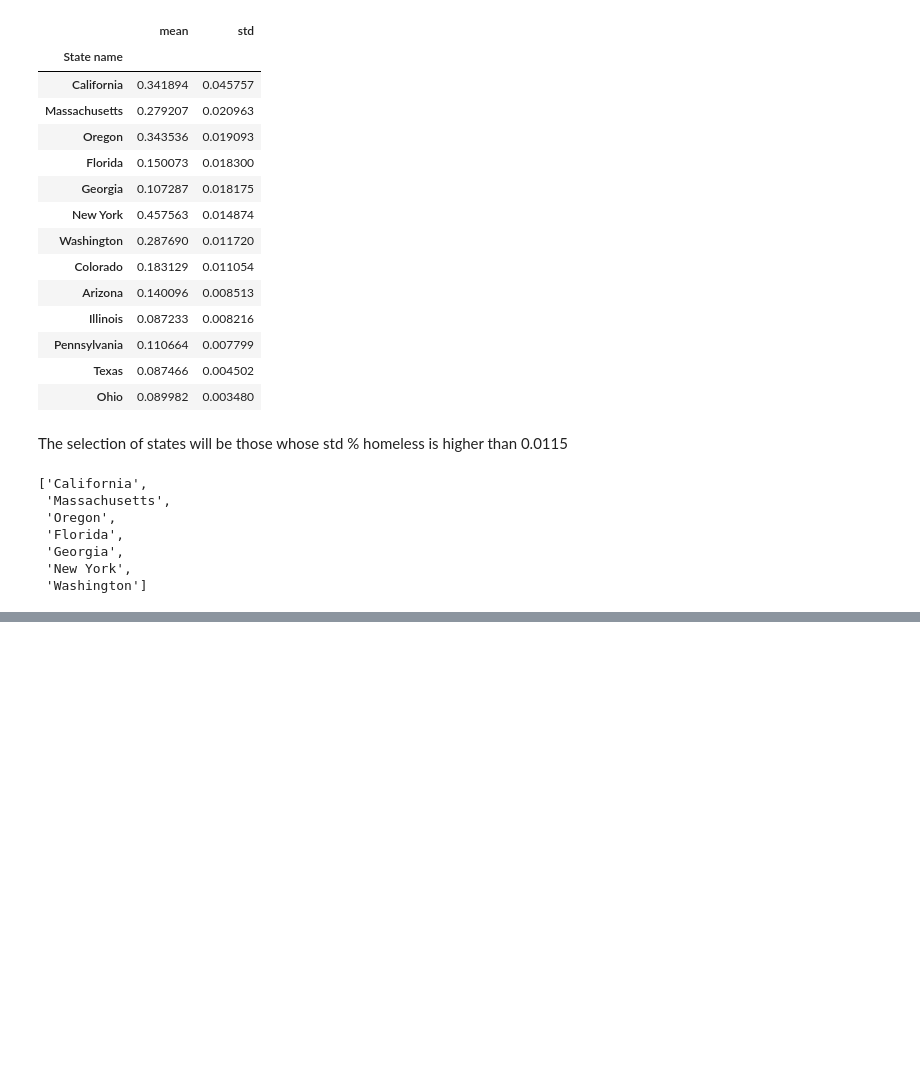
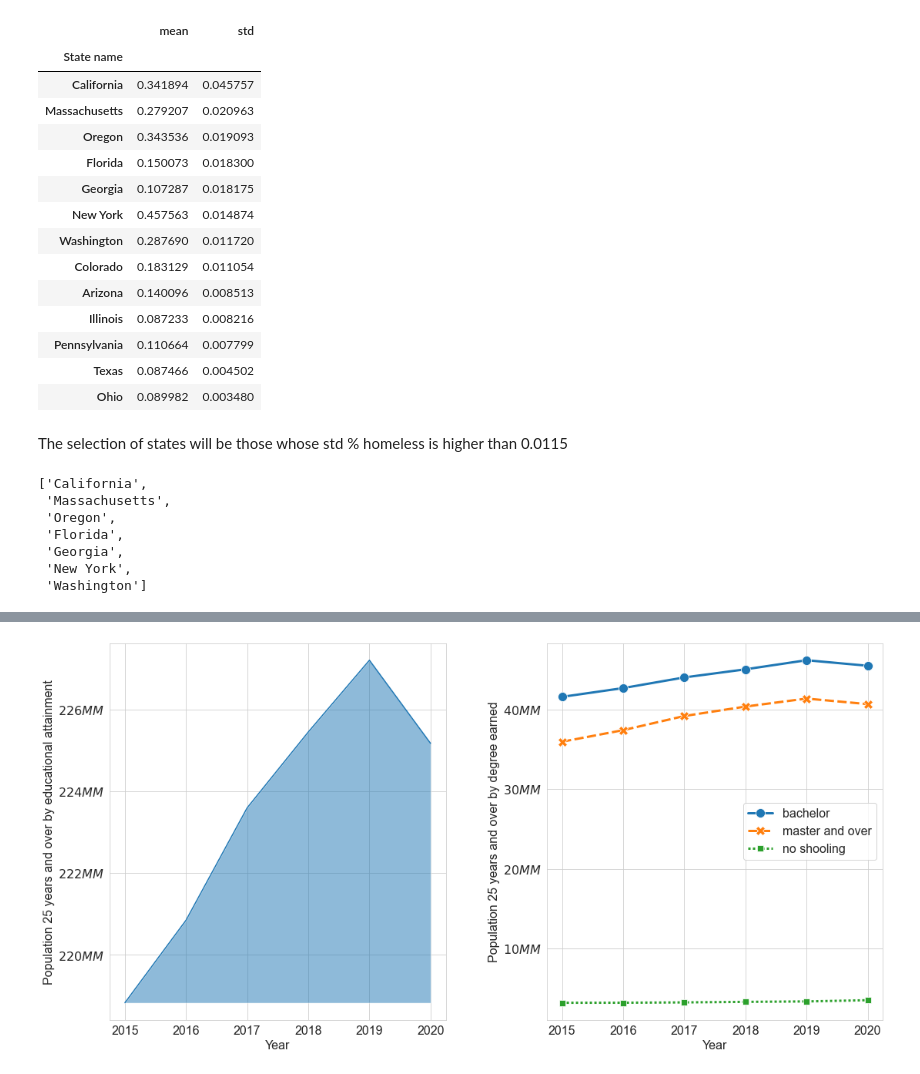
Before and after one commit to aliglara/capstone-c1-DA, a Jupyter notebook: codes/EDA_homeless_pop.ipynb, the cells around one changed output, grey strips where cells are left out. Drawn from its saved outputs; the diff is of its cells as text; code cells hidden in the pictures; blank space fills up the shorter version.

```diff
--- a/codes/EDA_homeless_pop.ipynb
+++ b/codes/EDA_homeless_pop.ipynb
@@ -535,0 +496,7 @@ Due the magnitud order, the homeless population for the rest of the states has b
+# %%
+year25_pt = pd.pivot_table(
+    data=indexed_data_df,
+    index="Year",
+    values=["Pop. 25year+ educ", "Pop. 25year+ no schooling", "Pop. 25year+ bachelor", "Pop. 25year+ master over"],
+    aggfunc='sum'
+)
@@ -535,0 +514,32 @@ Due the magnitud order, the homeless population for the rest of the states has b
+# %%
+def format_func(value, tick_number):
+    return r"${:.0f}MM$".format(value / 1e6)
+
+fig, (ax1, ax2) = plt.subplots(1, 2, figsize=(18, 9))
+_ = sns.lineplot(x=year25_pt.index,
+                 y='Pop. 25year+ educ',
+                 data=year25_pt,
+                 ax=ax1)
+ax1.fill_between(x=year25_pt.index,
+                 y1=year25_pt['Pop. 25year+ educ'].min(),
+                 y2=year25_pt['Pop. 25year+ educ'], alpha=0.5)
+ax1.yaxis.set_major_formatter(plt.FuncFormatter(format_func))
+ax1.set(ylabel="Population 25 years and over by educational attainment")
+
+_ = sns.lineplot(x='Year',
+                 y='value',
+                 hue='variable',
+                 data=pd.melt(year25_pt.drop('Pop. 25year+ educ', axis=1).reset_index(), ["Year"]),
+                 ax=ax2,
+                 lw=3,
+                 markers=True,
+                 style='variable',
+                 markersize=12)
+ax2.set(ylabel="Population 25 years and over by degree earned")
+ax2.legend(labels=['bachelor', 'master and over', 'no shooling'],
+           loc='best')
+ax2.yaxis.set_major_formatter(plt.FuncFormatter(format_func))
+fig.subplots_adjust(wspace=.3)
+plt.show()
+# %% [output]
+[figure, added]
```
Also changed, not shown: parts of 22 cells of this notebook.
